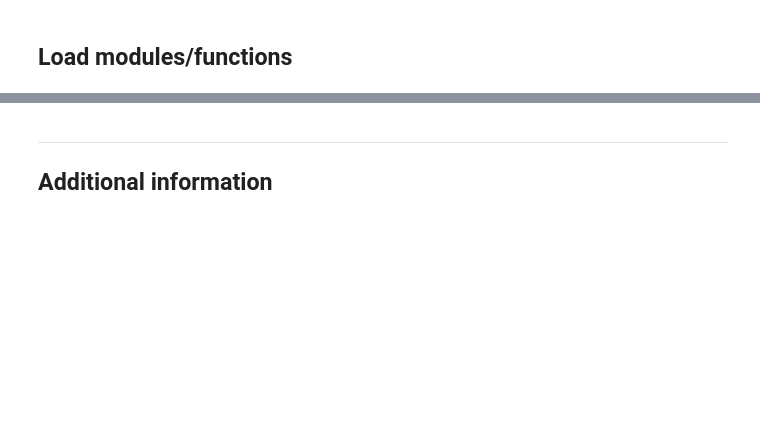
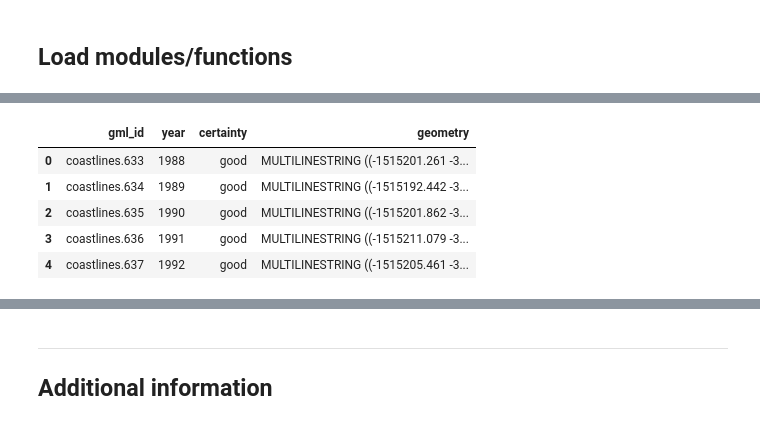
Before and after one commit to GeoscienceAustralia/dea-coastlines, a Jupyter notebook: DEACoastlines_tools.ipynb, the cells around one changed output, grey strips where cells are left out. Saved outputs shown, nothing was run; the diff lists cells and outputs as text; code cells hidden in the pictures; blank space fills up the shorter version.

```diff
--- a/DEACoastlines_tools.ipynb
+++ b/DEACoastlines_tools.ipynb
@@ -644,0 +751,36 @@ def rates_hist(extent_path=None,
+# %%
+import geopandas as gpd
+
+# Specify bounding box
+ymax, xmin = -33.65, 115.28
+ymin, xmax = -33.66, 115.30
+
+# Set up WFS requests for annual coastlines & rates of change statistics
+deacl_coastlines_wfs = f'https://geoserver.dea.ga.gov.au/geoserver/wfs?' \
+                       f'service=WFS&version=1.1.0&request=GetFeature' \
+                       f'&typeName=dea:coastlines&maxFeatures=1000' \
+                       f'&bbox={ymin},{xmin},{ymax},{xmax},' \
+                       f'urn:ogc:def:crs:EPSG:4326'
+deacl_statistics_wfs = f'https://geoserver.dea.ga.gov.au/geoserver/wfs?' \
+                       f'service=WFS&version=1.1.0&request=GetFeature' \
+                       f'&typeName=dea:coastlines_statistics&maxFeatures=1000' \
+                       f'&bbox={ymin},{xmin},{ymax},{xmax},' \
+                       f'urn:ogc:def:crs:EPSG:4326'
+
+# Load DEA Coastlines data from WFS using geopandas
+deacl_coastlines_gdf = gpd.read_file(deacl_coastlines_wfs)
+deacl_statistics_gdf = gpd.read_file(deacl_statistics_wfs)
+
+# Ensure CRSs are set correctly
+deacl_coastlines_gdf.crs = 'EPSG:3577'
+deacl_statistics_gdf.crs = 'EPSG:3577'
+
+# Print example output
+deacl_coastlines_gdf.head()
+# %% [output]
+|  | gml_id | year | certainty | geometry |
+| 0 | coastlines.633 | 1988 | good | MULTILINESTRING ((-1515201.261 -3... |
+| 1 | coastlines.634 | 1989 | good | MULTILINESTRING ((-1515192.442 -3... |
+| 2 | coastlines.635 | 1990 | good | MULTILINESTRING ((-1515201.862 -3... |
+| 3 | coastlines.636 | 1991 | good | MULTILINESTRING ((-1515211.079 -3... |
+| 4 | coastlines.637 | 1992 | good | MULTILINESTRING ((-1515205.461 -3... |
```
Also changed, not shown: parts of 14 cells of this notebook.
